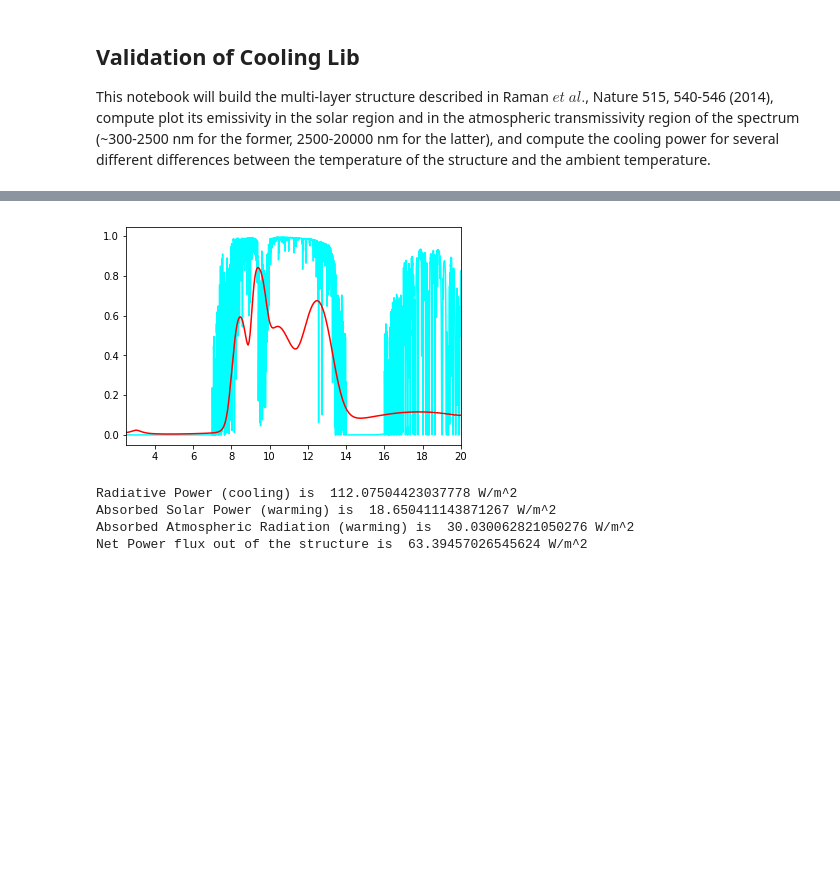
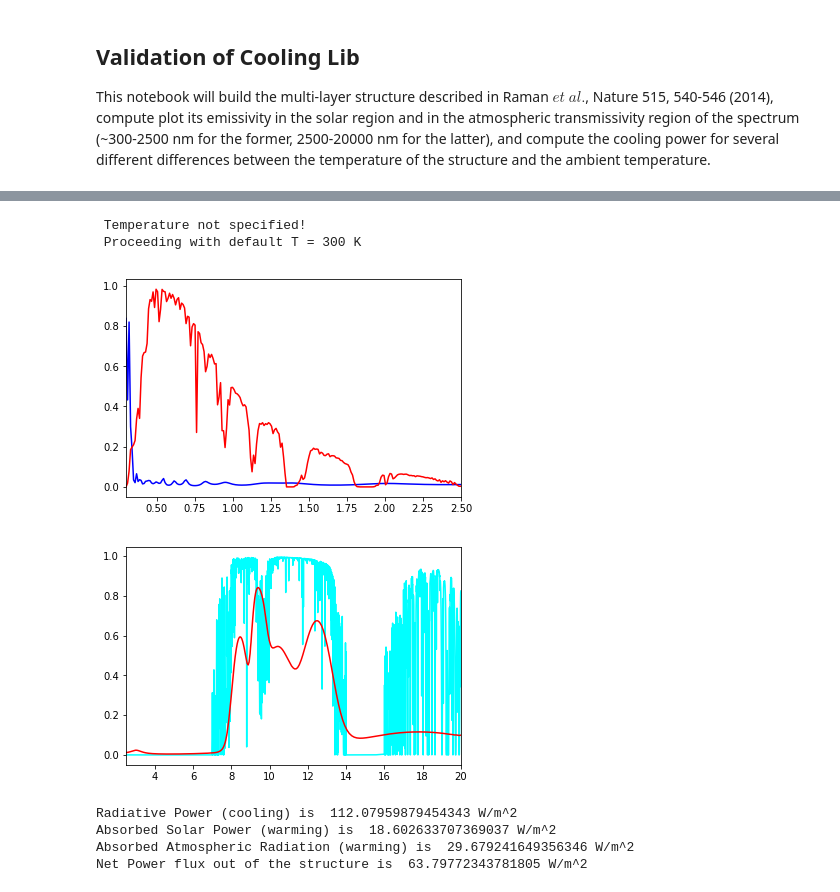
Before and after one commit to FoleyLab/wptherml_v1.0.0, a Jupyter notebook: Validate_Cooling.ipynb, the cells around one changed output, grey strips where cells are left out. Cells and saved outputs as stored; diff of their text form; code cells hidden in the pictures; blank space fills up the shorter version.

Commit message:
updated datalib

```diff
--- a/Validate_Cooling.ipynb
+++ b/Validate_Cooling.ipynb
@@ -48,20 +4,51 @@ plt.show()
-# %%
-T_atm = datalib.ATData(w_slab.lambda_array)
-plt.plot(w_slab.lambda_array*1e6, T_atm, 'cyan', label='Atmospheric Transparency')
-plt.plot(w_slab.lambda_array*1e6, w_slab.emissivity_array, 'red', label='Emissivity')
-plt.xlim(2.5,20)
-plt.show()
-# %% [output]
-[figure, removed]
+# %%
+### Import WPTHERML class!
+from wptherml.wpml import multilayer
+from matplotlib import pyplot as plt
+from wptherml.datalib import datalib
+
+### Define structure!
+
+structure = {
+
+        'Material_List': ['Air', 'SiO2', 'HfO2', 'SiO2', 'HfO2', 'SiO2', 'HfO2', 'SiO2', 'Ag', 'Air'],
+        'Thickness_List': [0, 230e-9, 485e-9, 688e-9, 13e-9, 73e-9, 34e-9, 54e-9, 200e-9, 0],
+        'Lambda_List': [300e-9, 20000e-9, 2000],
+        'EXPLICIT_ANGLE': 1,
+        'COOLING': 1
+
+        }
+
+### create instance of multilayer class - results will be computed automiatically
+w_slab = multilayer(structure)
+AM = datalib.AM(w_slab.lambda_array)
+T_atm = datalib.ATData(w_slab.lambda_array)
+
+### plot results!
+plt.plot(w_slab.lambda_array*1e6, w_slab.emissivity_array, 'blue')
+plt.plot(w_slab.lambda_array*1e6, AM/(1.4*1e9), 'red')
+plt.xlim(0.3,2.5)
+plt.show()
+
+
+plt.plot(w_slab.lambda_array*1e6, T_atm, 'cyan', label='Atmospheric Transparency')
+plt.plot(w_slab.lambda_array*1e6, w_slab.emissivity_array, 'red', label='Emissivity')
+plt.xlim(2.5,20)
+plt.show()
+# %% [output]
+ Temperature not specified!
+ Proceeding with default T = 300 K
+[figure, added]
+[figure, added]
 # %%
-w_slab.cooling_power()
+#w_slab.cooling_power()
 
 print("Radiative Power (cooling) is ",w_slab.radiative_power_val, "W/m^2")
 print("Absorbed Solar Power (warming) is ",w_slab.solar_power_val, "W/m^2")
 print("Absorbed Atmospheric Radiation (warming) is ",w_slab.atmospheric_power_val, "W/m^2")
 print("Net Power flux out of the structure is ",w_slab.cooling_power_val, "W/m^2")
 # %% [output]
-Radiative Power (cooling) is  112.07504423037778 W/m^2
-Absorbed Solar Power (warming) is  18.650411143871267 W/m^2
-Absorbed Atmospheric Radiation (warming) is  30.030062821050276 W/m^2
-Net Power flux out of the structure is  63.39457026545624 W/m^2
+Radiative Power (cooling) is  112.07959879454343 W/m^2
+Absorbed Solar Power (warming) is  18.602633707369037 W/m^2
+Absorbed Atmospheric Radiation (warming) is  29.679241649356346 W/m^2
+Net Power flux out of the structure is  63.79772343781805 W/m^2
```
Also changed, not shown: parts of 1 cell of this notebook, 6 other files.
